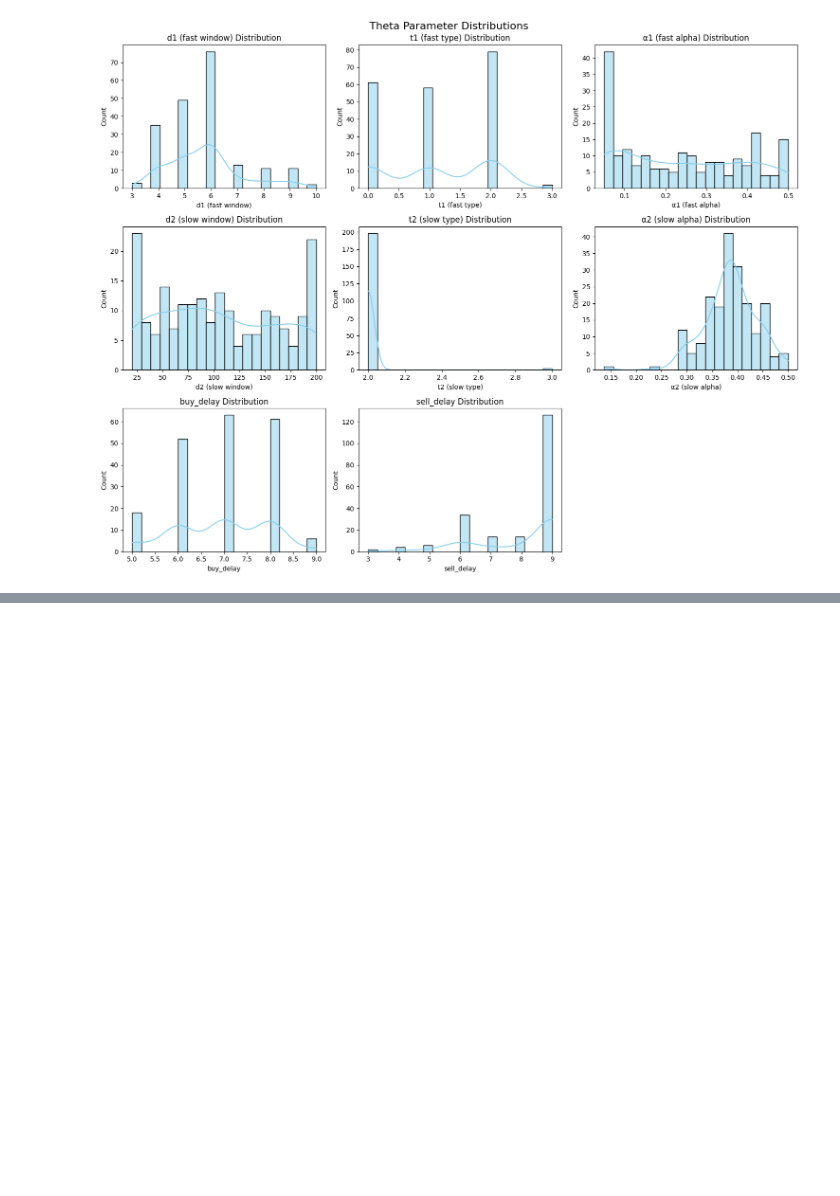
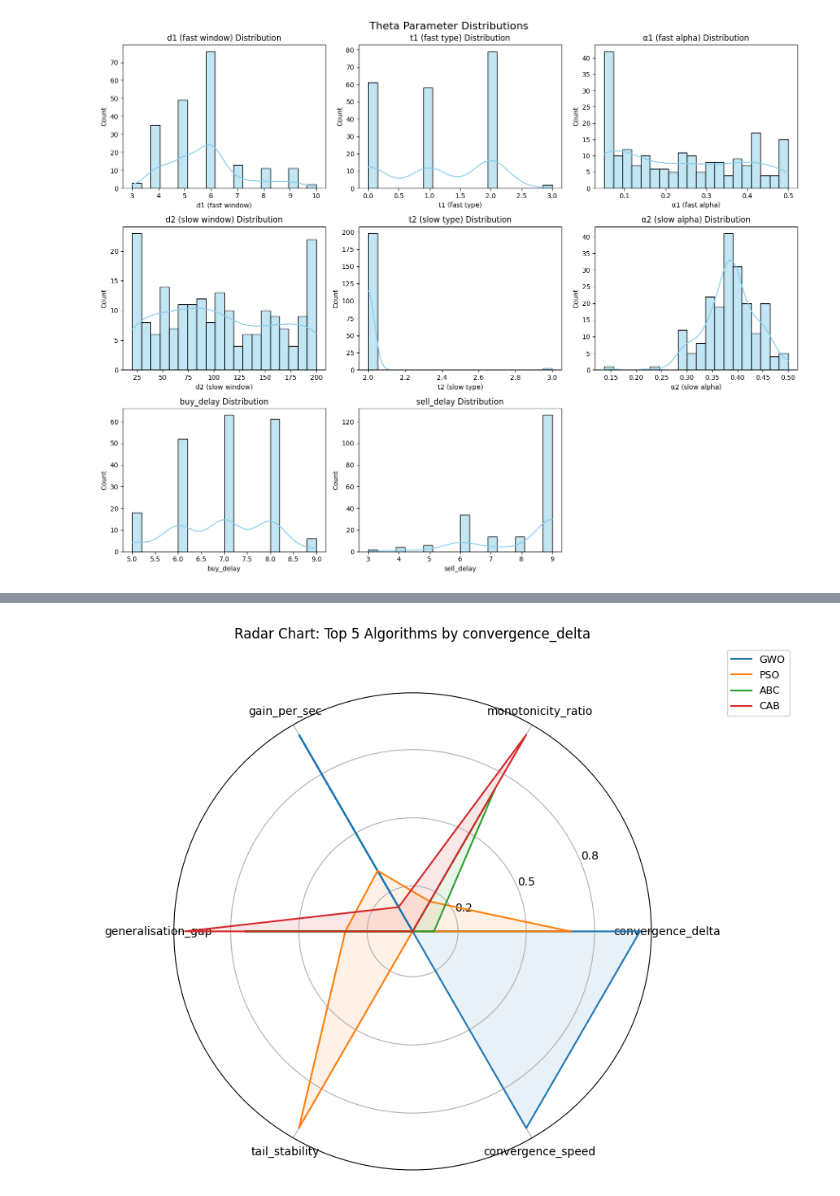
Before and after one commit to Tarnage/crypto_optimiser, a Jupyter notebook: load_best_from_folder.ipynb, the cells around one changed output, grey strips where cells are left out. Saved outputs shown, nothing was run; the diff lists cells and outputs as text; code cells hidden in the pictures; blank space fills up the shorter version.

```diff
--- a/load_best_from_folder.ipynb
+++ b/load_best_from_folder.ipynb
@@ -229,0 +418,10 @@ plot_theta_distribution(best_df)
+# %%
+advanced_metrics_df = compute_advanced_metrics(best_df)
+# %%
+# Run the radar chart
+plot_radar_chart(advanced_metrics_df, metrics=[
+    "convergence_delta", "monotonicity_ratio", "gain_per_sec",
+    "generalisation_gap", "tail_stability", "convergence_speed"
+])
+# %% [output]
+[figure, added]
```
Also changed, not shown: parts of 10 cells of this notebook, 6 other files.
